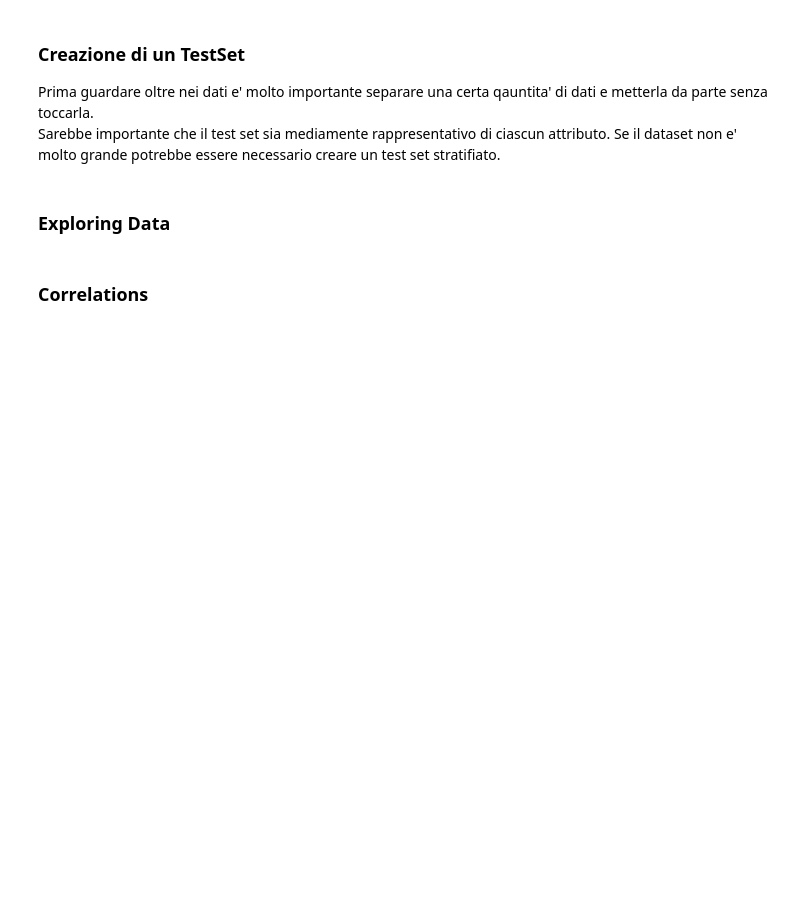
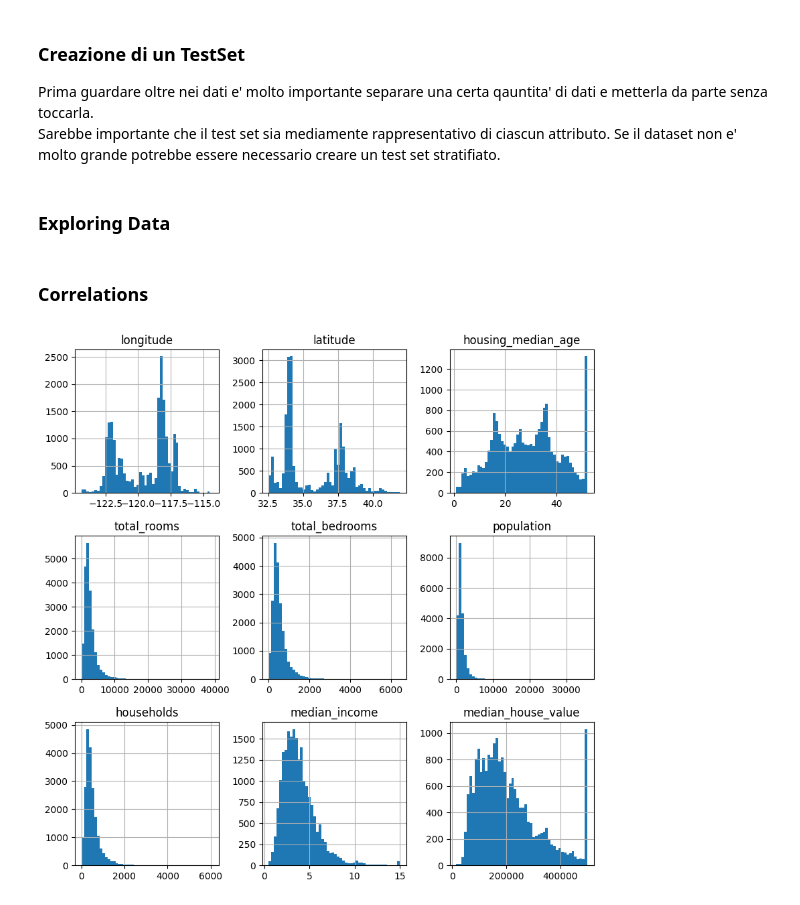
Before and after one commit to Pk052/ML_PD_2324, a Jupyter notebook: Lezone2/CaliforniaHousing.ipynb, the cells around one changed output. Drawn from its saved outputs; the diff is of its cells as text; code cells hidden in the pictures; blank space fills up the shorter version.

```diff
--- a/Lezone2/CaliforniaHousing.ipynb
+++ b/Lezone2/CaliforniaHousing.ipynb
@@ -111,0 +125,9 @@ Sarebbe importante che il test set sia mediamente rappresentativo di ciascun att
+# %%
+housing.hist(bins=50, figsize=(10,10))
+plt.show()
+
+# meglio normalizzare i dati
+# attenzione alle grandezze "capped"
+# le campane simmetriche funzionano meglio
+# %% [output]
+[figure, added]
```
Also changed, not shown: parts of 7 cells of this notebook.
